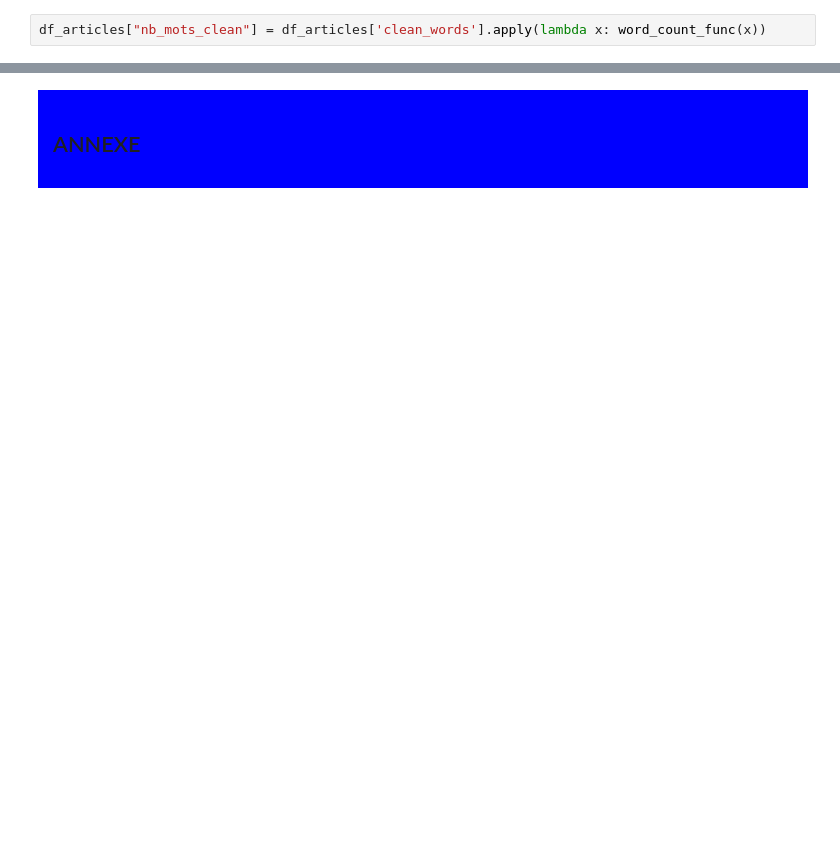
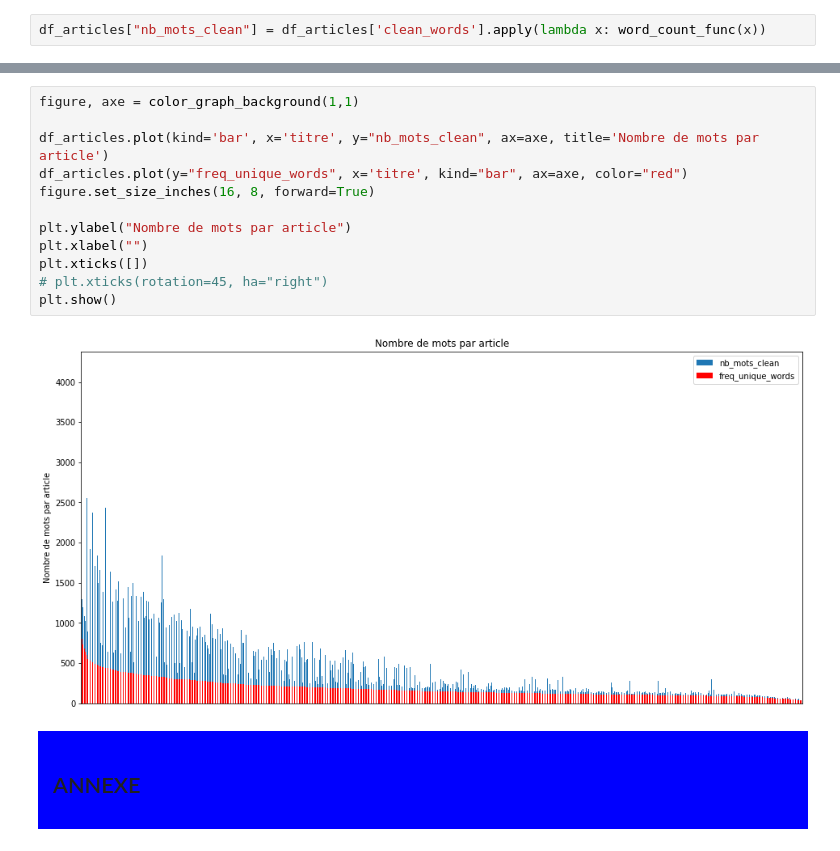
Before and after one commit to aurao22/ema_lannuontimes, a Jupyter notebook: news_paper_nlp_pre_processing.ipynb, the cells around one changed output, grey strips where cells are left out. Drawn from its saved outputs; the diff is of its cells as text; blank space fills up the shorter version.

```diff
--- a/news_paper_nlp_pre_processing.ipynb
+++ b/news_paper_nlp_pre_processing.ipynb
@@ -191,3 +206,17 @@ df_articles.head()
+# %%
+figure, axe = color_graph_background(1,1)
+
+df_articles.plot(kind='bar', x='titre', y="nb_mots_clean", ax=axe, title='Nombre de mots par article')
+df_articles.plot(y="freq_unique_words", x='titre', kind="bar", ax=axe, color="red")
+figure.set_size_inches(16, 8, forward=True)
+
+plt.ylabel("Nombre de mots par article")
+plt.xlabel("")
+plt.xticks([])
+# plt.xticks(rotation=45, ha="right")
+plt.show()
+# %% [output]
+[figure, added]
 # %% [markdown]
 <div style="display: flex; background-color: Blue; padding: 15px;" >
 
```
Also changed, not shown: parts of 11 cells of this notebook.
